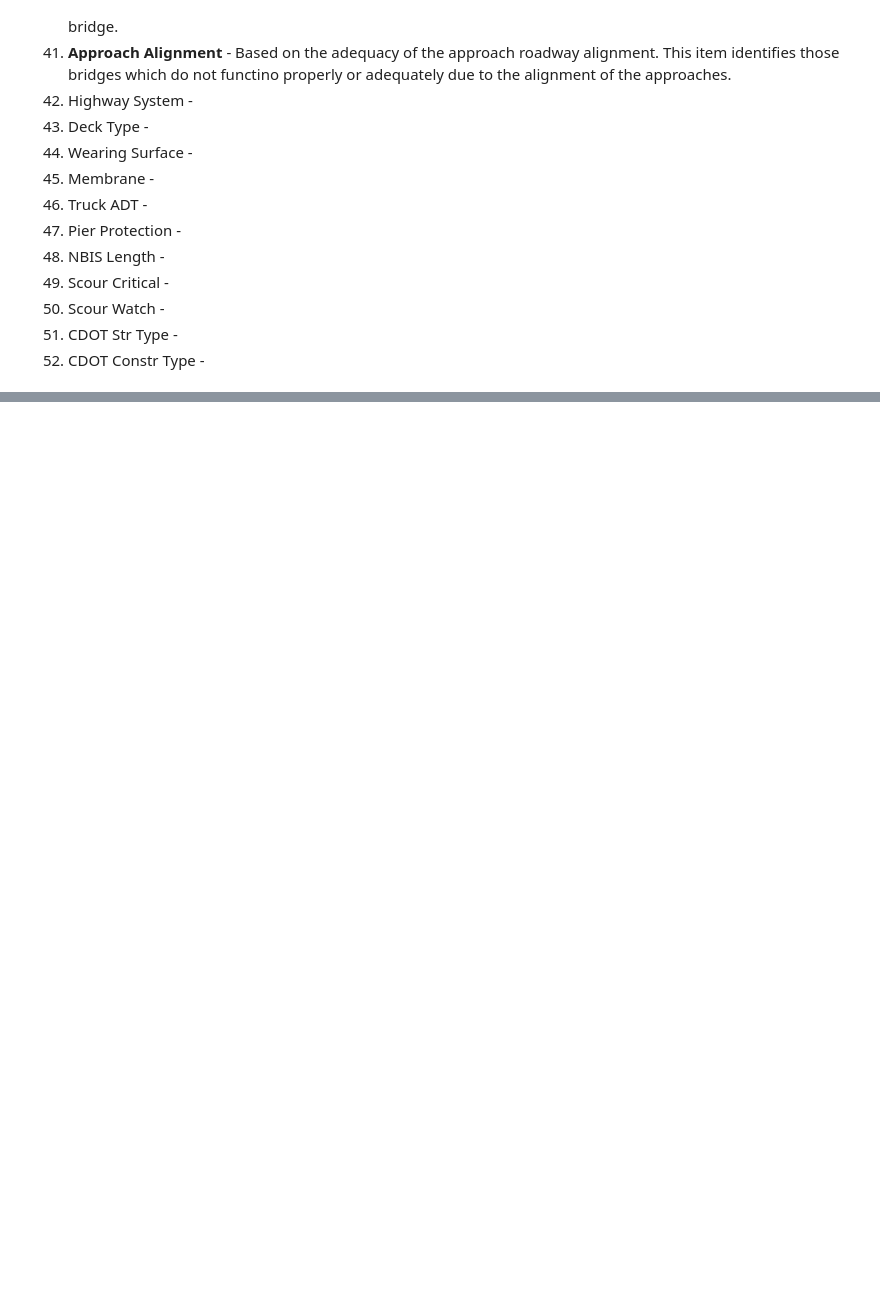
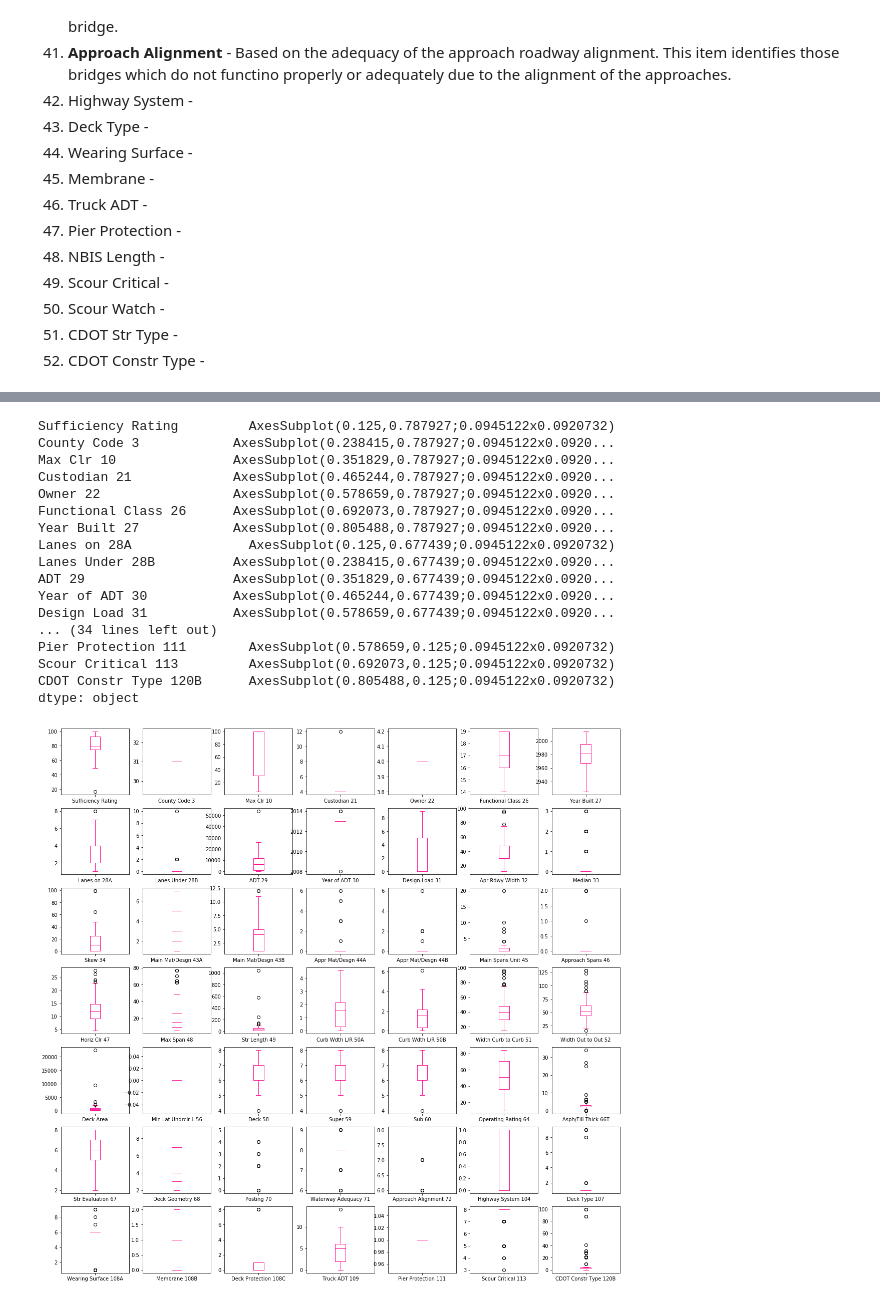
Before and after one commit to nnbaokhang/Descriptive-and-Predictive-Deep-Learning-Analytical-Tools-for-Enhanced-Bridge-Management, a Jupyter notebook: Dataset_Exploration.ipynb, the cells around one changed output, grey strips where cells are left out. Cells and saved outputs as stored; diff of their text form; code cells hidden in the pictures; blank space fills up the shorter version.

```diff
--- a/Dataset_Exploration.ipynb
+++ b/Dataset_Exploration.ipynb
@@ -54,0 +240,21 @@
+# %%
+df1.plot(kind='box', subplots=True, layout=(7,7), sharex=False, sharey=False, figsize=(20, 20), color='deeppink')
+# %% [output]
+Sufficiency Rating         AxesSubplot(0.125,0.787927;0.0945122x0.0920732)
+County Code 3            AxesSubplot(0.238415,0.787927;0.0945122x0.0920...
+Max Clr 10               AxesSubplot(0.351829,0.787927;0.0945122x0.0920...
+Custodian 21             AxesSubplot(0.465244,0.787927;0.0945122x0.0920...
+Owner 22                 AxesSubplot(0.578659,0.787927;0.0945122x0.0920...
+Functional Class 26      AxesSubplot(0.692073,0.787927;0.0945122x0.0920...
+Year Built 27            AxesSubplot(0.805488,0.787927;0.0945122x0.0920...
+Lanes on 28A               AxesSubplot(0.125,0.677439;0.0945122x0.0920732)
+Lanes Under 28B          AxesSubplot(0.238415,0.677439;0.0945122x0.0920...
+ADT 29                   AxesSubplot(0.351829,0.677439;0.0945122x0.0920...
+Year of ADT 30           AxesSubplot(0.465244,0.677439;0.0945122x0.0920...
+Design Load 31           AxesSubplot(0.578659,0.677439;0.0945122x0.0920...
+... (34 lines left out)
+Pier Protection 111        AxesSubplot(0.578659,0.125;0.0945122x0.0920732)
+Scour Critical 113         AxesSubplot(0.692073,0.125;0.0945122x0.0920732)
+CDOT Constr Type 120B      AxesSubplot(0.805488,0.125;0.0945122x0.0920732)
+dtype: object
+[figure, added]
```
Also changed, not shown: parts of 16 cells of this notebook.
